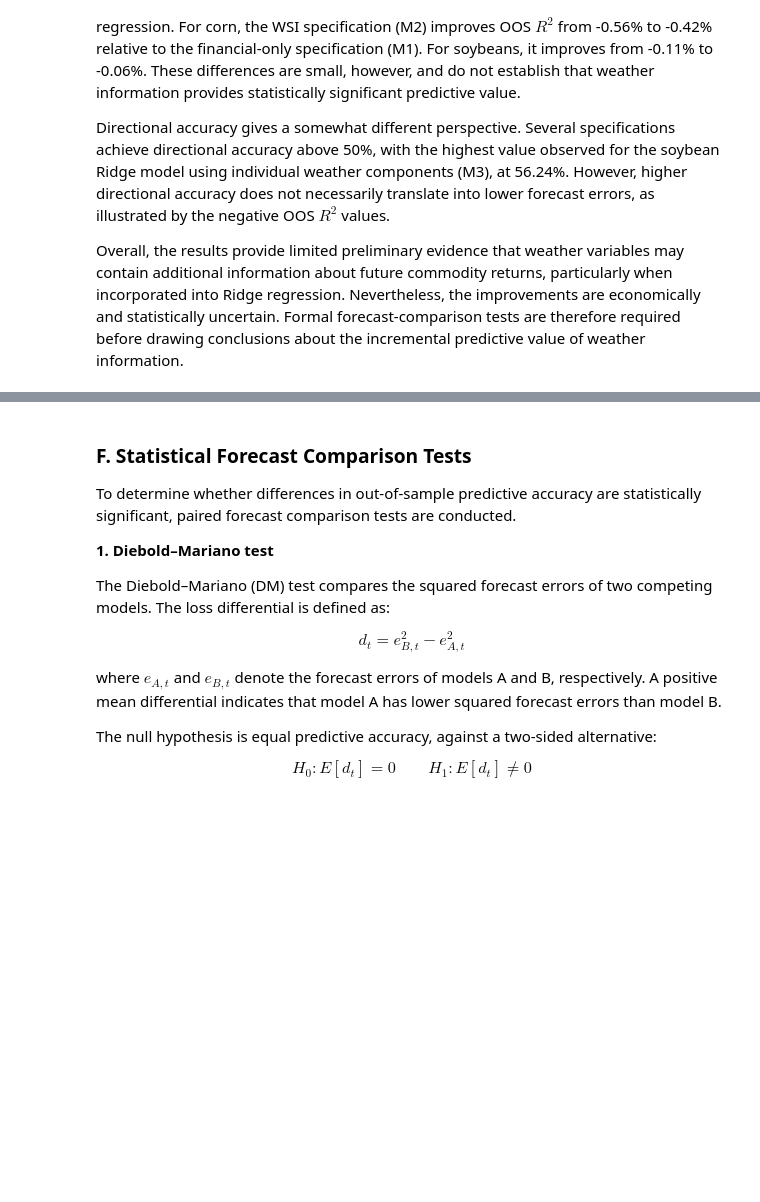
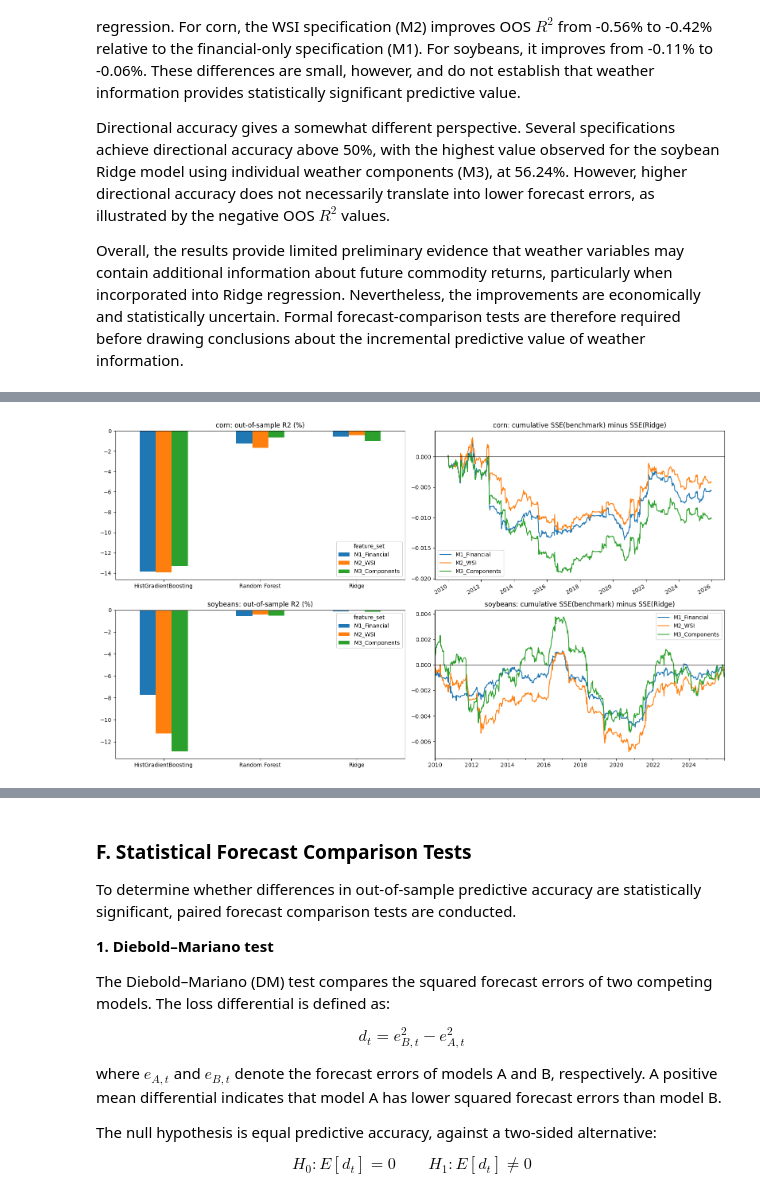
Before and after one commit to Arthurnoo/weather-alpha-for-commodities, a Jupyter notebook: final_notebook.ipynb, the cells around one changed output, grey strips where cells are left out. Drawn from its saved outputs; the diff is of its cells as text; code cells hidden in the pictures; blank space fills up the shorter version.

```diff
--- a/final_notebook.ipynb
+++ b/final_notebook.ipynb
@@ -2643,0 +1686,28 @@ Overall, the results provide limited preliminary evidence that weather variables
+# %%
+fig, axes = plt.subplots(2, 2, figsize=(16, 9))
+
+for row, commodity in enumerate(COMMODITIES):
+    # Out-of-sample R2 (in %) by model and feature set, benchmark excluded
+    r2 = (summary.loc[(summary["commodity"] == commodity) & (summary["model"] != BENCHMARK)].pivot(index="model", columns="feature_set", values="OOS_R2") * 100)
+    r2.plot.bar(ax=axes[row, 0], rot=0)
+    axes[row, 0].axhline(0, color="black", lw=0.8)
+    axes[row, 0].set_title(f"{commodity}: out-of-sample R2 (%)")
+    axes[row, 0].set_xlabel("")
+
+    # Cumulative squared-error difference: benchmark minus Ridge
+    f = forecasts.xs(commodity, level="commodity")
+    bench = f.xs(BENCHMARK, level="model").droplevel("feature_set")
+    bench_sq = (bench["actual"] - bench["forecast"]) ** 2
+    for feature_set in ["M1_Financial", "M2_WSI", "M3_Components"]:
+        ridge = f.xs(("Ridge", feature_set), level=("model", "feature_set"))
+        ridge_sq = (ridge["actual"] - ridge["forecast"]) ** 2
+        (bench_sq - ridge_sq).sort_index().cumsum().plot(ax=axes[row, 1], label=feature_set)
+    axes[row, 1].axhline(0, color="black", lw=0.8)
+    axes[row, 1].set_title(f"{commodity}: cumulative SSE(benchmark) minus SSE(Ridge)")
+    axes[row, 1].set_xlabel("")
+    axes[row, 1].legend()
+
+fig.tight_layout()
+plt.show()
+# %% [output]
+[figure, added]
```
Also changed, not shown: parts of 23 cells of this notebook.
